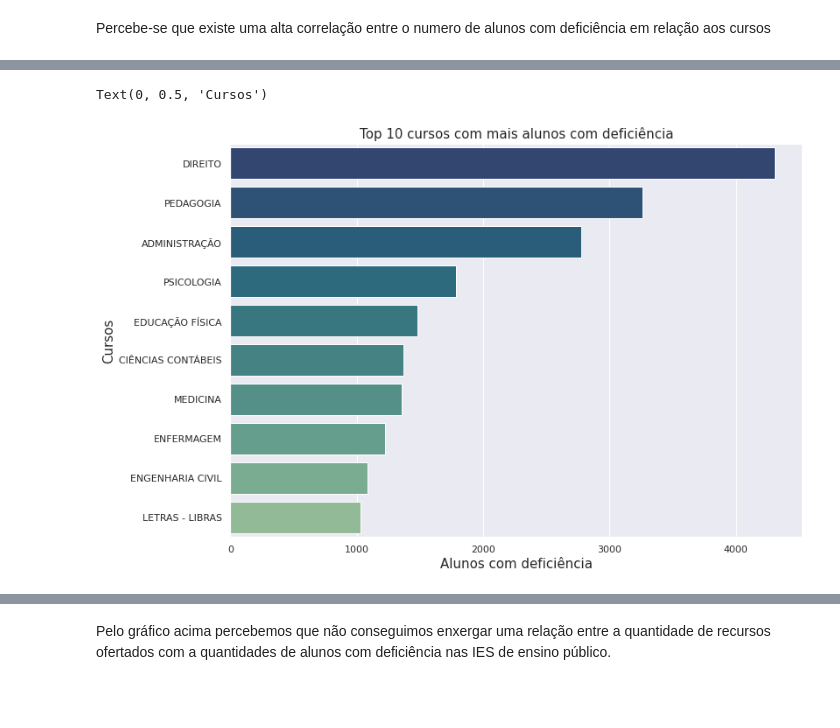
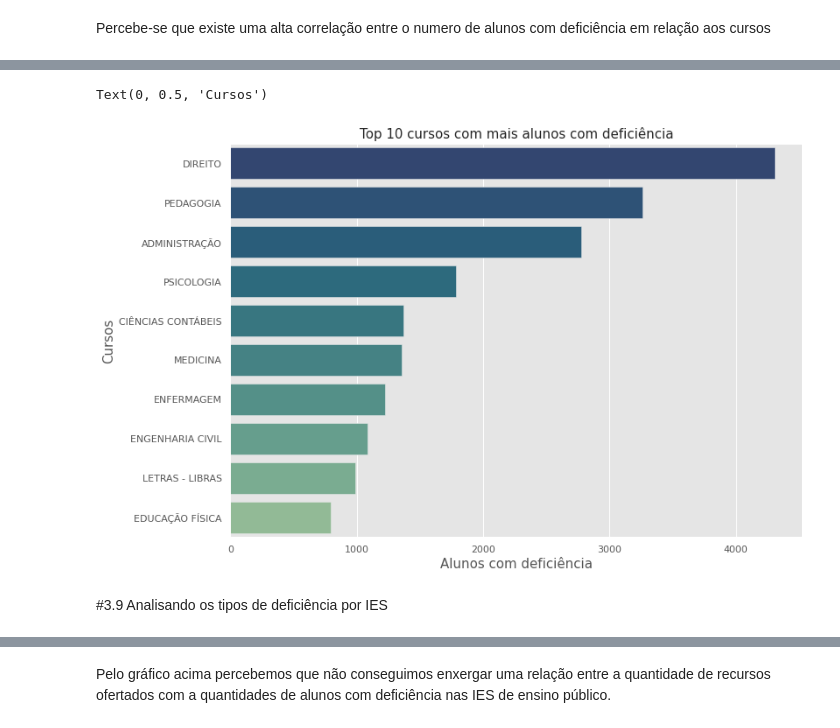
Before and after one commit to roxacarv/edulearn, a Jupyter notebook: Edulearn.ipynb, the cells around one changed output, grey strips where cells are left out. Drawn from its saved outputs; the diff is of its cells as text; code cells hidden in the pictures; blank space fills up the shorter version.

```diff
--- a/Edulearn.ipynb
+++ b/Edulearn.ipynb
@@ -1174,0 +1210,6 @@ KeyError: ignored
+# %%
+df_recursos = df_curso[['NOME_CURSO', 'RECURSOS']]
+df_recursos = df_recursos.groupby('NOME_CURSO').sum().reset_index()
+df_recurso_curso = pd.merge(df_curso_deficiencia, df_recursos, how='inner', on='NOME_CURSO')
+df_recurso_curso = df_recurso_curso.drop(['AREA_FORMACAO'], axis=1)
+df_recurso_curso
@@ -1183,7 +1239,7 @@ df_recurso_curso.corr()
 # %% [markdown]
 Percebe-se que existe uma alta correlação entre o numero de alunos com deficiência em relação aos cursos
 # %%
-df_recurso_curso = df_recurso_curso.sort_values('ALUNOS_COM_DEFICIENCIA', ascending=False)
+df_recurso_curso = df_recurso_curso.sort_values('NUM_ALUNOS_DEFICIENTES', ascending=False)
 top10 = df_recurso_curso.head(10)
 top10
 # %% [output]
@@ -1202,8 +1257,10 @@ top10
 # %%
-df_recurso_curso_plot = sns.barplot(x='ALUNOS_COM_DEFICIENCIA', y=['DIREITO', 'PEDAGOGIA', 'ADMINISTRAÇÃO', 'PSICOLOGIA' ,'EDUCAÇÃO FÍSICA', 'CIÊNCIAS CONTÁBEIS', 'MEDICINA', 'ENFERMAGEM', 'ENGENHARIA CIVIL', 'LETRAS - LIBRAS'], data=top10, palette="crest_r")
+df_recurso_curso_plot = sns.barplot(x='NUM_ALUNOS_DEFICIENTES', y='NOME_CURSO', data=top10, palette="crest_r")
 df_recurso_curso_plot.set_title('Top 10 cursos com mais alunos com deficiência', fontsize = 15)
 df_recurso_curso_plot.set_xlabel('Alunos com deficiência',fontsize = 15)
 df_recurso_curso_plot.set_ylabel('Cursos',fontsize=15)
 # %% [output]
 Text(0, 0.5, 'Cursos')
-[figure, old version]
+[figure, new version]
+# %% [markdown]
+#3.9 Analisando os tipos de deficiência por IES
```
Also changed, not shown: parts of 45 cells of this notebook.
